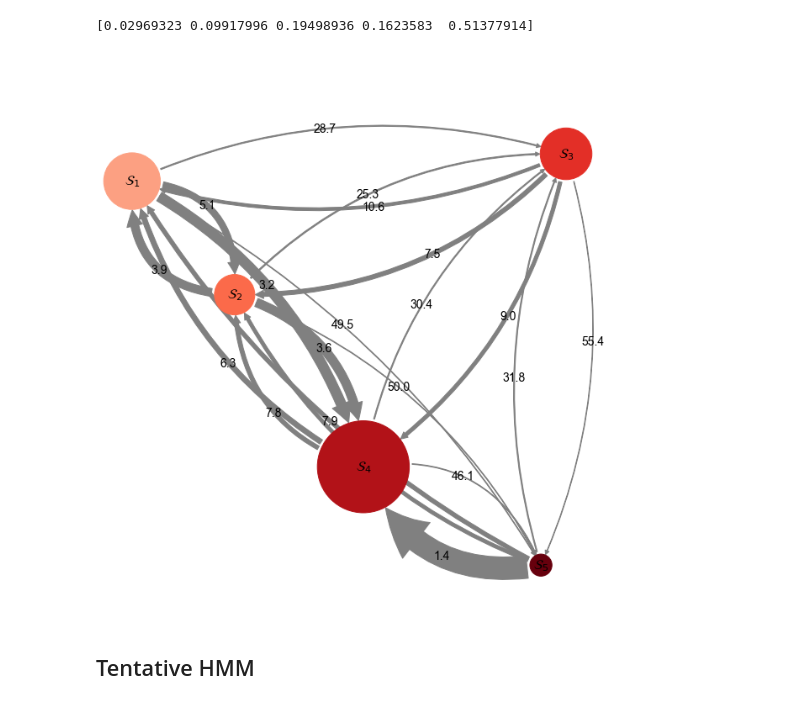
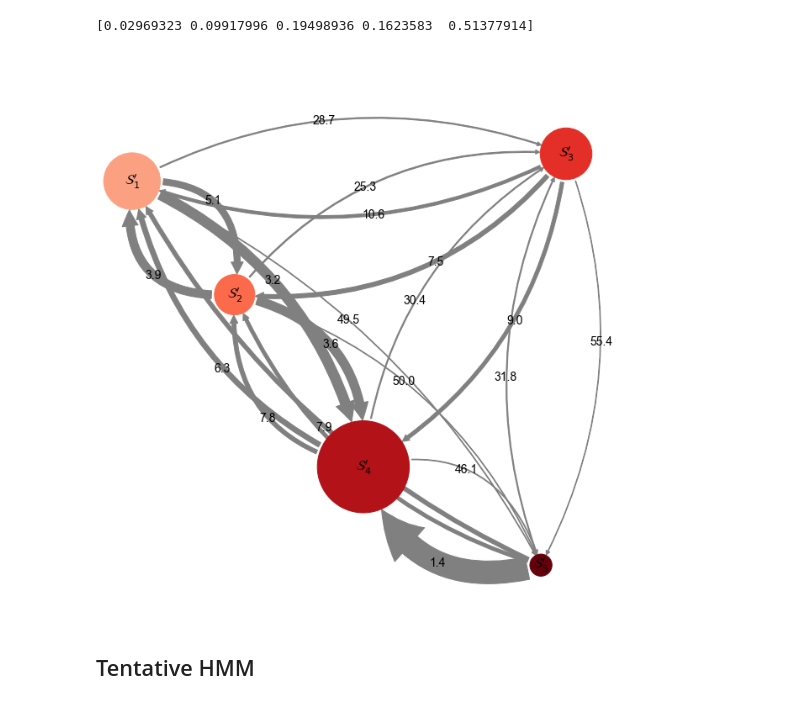
Before and after one commit to eric-jm-lang/10-ALKEIG, a Jupyter notebook: 12-Analysis_4/2-RMSD_based_MSM/1-MSM_RMSD-with_IPA_Copy1.ipynb, the cells around one changed output. Drawn from its saved outputs; the diff is of its cells as text; code cells hidden in the pictures.

```diff
--- a/12-Analysis_4/2-RMSD_based_MSM/1-MSM_RMSD-with_IPA_Copy1.ipynb
+++ b/12-Analysis_4/2-RMSD_based_MSM/1-MSM_RMSD-with_IPA_Copy1.ipynb
@@ -243,0 +382,29 @@ fig.savefig('./plots/1-With_IPA/2_initial_FES_cmap3.png', dpi=600)
+# %%
+fig, ax = plt.subplots(figsize=(5,4))
+
+divider = make_axes_locatable(ax)
+cax = divider.append_axes("right", size="5%", pad=0.2)
+
+pyemma.plots.plot_free_energy(*Y_concat[:, :2].T,
+                              nbins=100, ax=ax,
+                              kT=0.5825,
+                              cax=cax,cmap='viridis_r',
+                              cbar=True,ncontours=18,
+                              cbar_label="Free energy (kcal/mol)")
+
+ax.scatter(x=0.0, y=3.1458, s=20, c="black", marker="s")
+ax.scatter(x=3.1458, y=0.0, s=20, c="black", marker="s")
+
+ax.set_aspect('equal')
+ax.text(0.1, 3.2458, "Closed \ncrystal \nstructure", c="black", fontsize=7)
+ax.text(3.2458, 0.1, "Open \ncrystal \nstructure", c="black", fontsize=7)
+
+ax.set_xlabel(r'RMSD to closed crystal structure ($\AA$)')
+ax.set_ylabel(r'RMSD to open crystal structure ($\AA$)')
+
+ax.set(xlim=(0,4.5) , ylim=(0, 4.5))
+
+ax.set_xticks(np.arange(0, 5, 0.5))
+ax.set_yticks(np.arange(0, 5, 0.5))
+
+fig.savefig('./plots/1-With_IPA/2_initial_FES_cmap9.png', dpi=600)
@@ -861,3 +1030,13 @@ state   π               G/kT
 3       0.194989        1.634810
 4       0.162358        1.817950
 5       0.513779        0.665962
+# %%
+p=[]
+print('state\tπ\tΔG(kcal/mol)')
+for i, s in enumerate(msm.metastable_sets):
+    p.append(msm.pi[s].sum())
+
+labels=[5,2,1,3,4]
+for j in range(0,5):
+
+    print('{}\t{:.3f}\t{:.3f}'.format(labels[j],p[j], (-0.5825*np.log(p[j])+0.5825*np.log(p[4]))))
@@ -903,33 +1089,33 @@ print(np.array(stat_dist))
 # %%
 fig, ax = plt.subplots(figsize=(12, 12))
 
 pyemma.plots.plot_network(
     inverse_mfpt,
     pos=coarse_state_centers,
     figpadding=0,
     arrow_label_format='%.1f',
     arrow_labels=mfpt/1000,
     size=16,
     state_colors=[hexlist[6],hexlist[3],hexlist[2],hexlist[4],hexlist[5]],
-    state_labels=[r'$\mathcal{S}_5$',r'$\mathcal{S}_2$',r'$\mathcal{S}_1$',
-                  r'$\mathcal{S}_3$',r'$\mathcal{S}_4$'],
+    state_labels=[r"$\mathcal{S}_5'$",r"$\mathcal{S}_2'$",r"$\mathcal{S}_1'$",
+                  r"$\mathcal{S}_3'$",r"$\mathcal{S}_4'$"],
     state_sizes=np.array(stat_dist),
-    arrow_scale=6.0, arrow_curvature=2.5,
+    arrow_scale=6.0, arrow_curvature=3,
     show_frame=False,
     arrow_label_size=14,
     fontweight='bold',
     ax=ax)
 
 # ax.set_xlabel(r'RMSD to closed crystal structure ($\AA$)')
 # ax.set_ylabel(r'RMSD to open crystal structure ($\AA$)')
 ax.set(xlim=(2,4) , ylim=(1.5,3.5))
 # ax.set_xticks(np.arange(2, 4.5, 0.5))
 # ax.set_yticks(np.arange(1.5, 4, 0.5))
 ax.set_aspect('equal')
 
 fig.savefig('./plots/1-With_IPA/14_MFPT.png', dpi=600)
 # %% [output]
-[figure, old version]
+[figure, new version]
 # %%
 fig, ax = plt.subplots(figsize=(6, 5))
 
```
Also changed, not shown: parts of 10 cells of this notebook, 14 other files.
